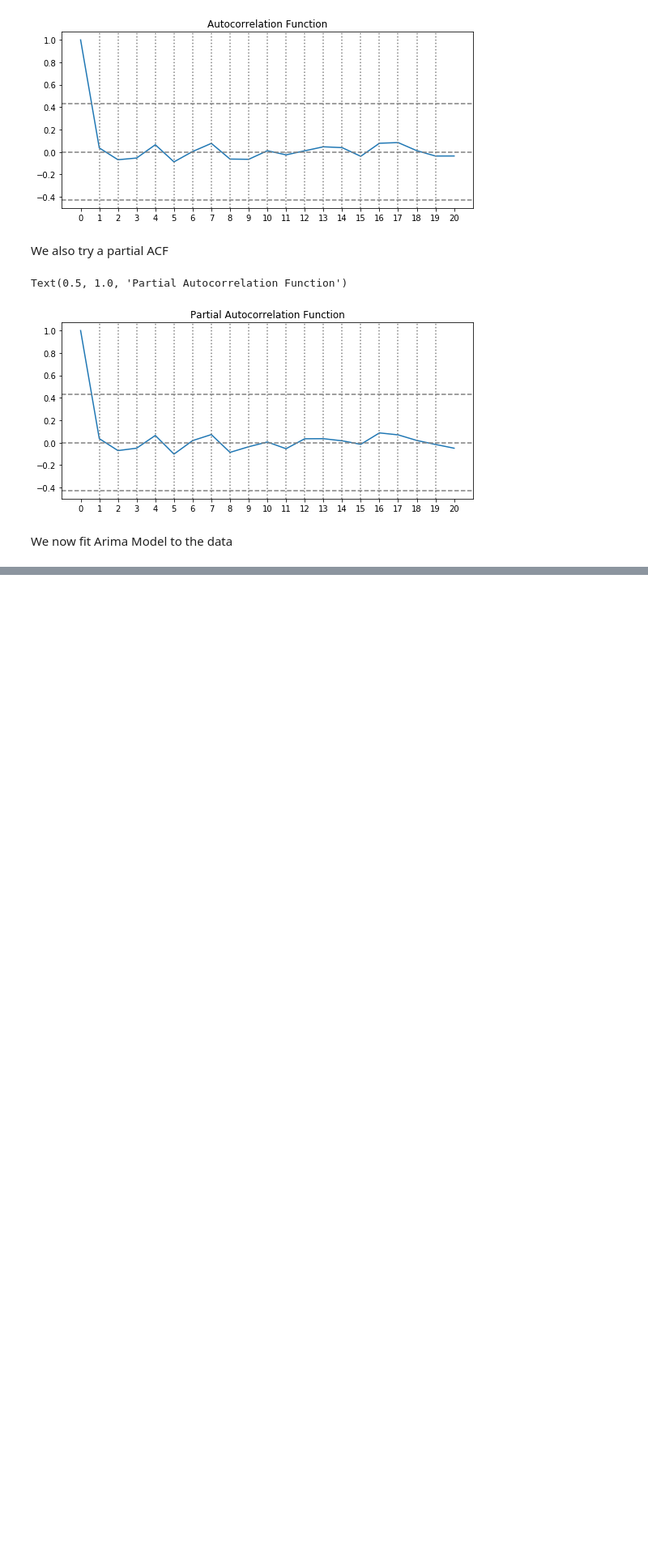
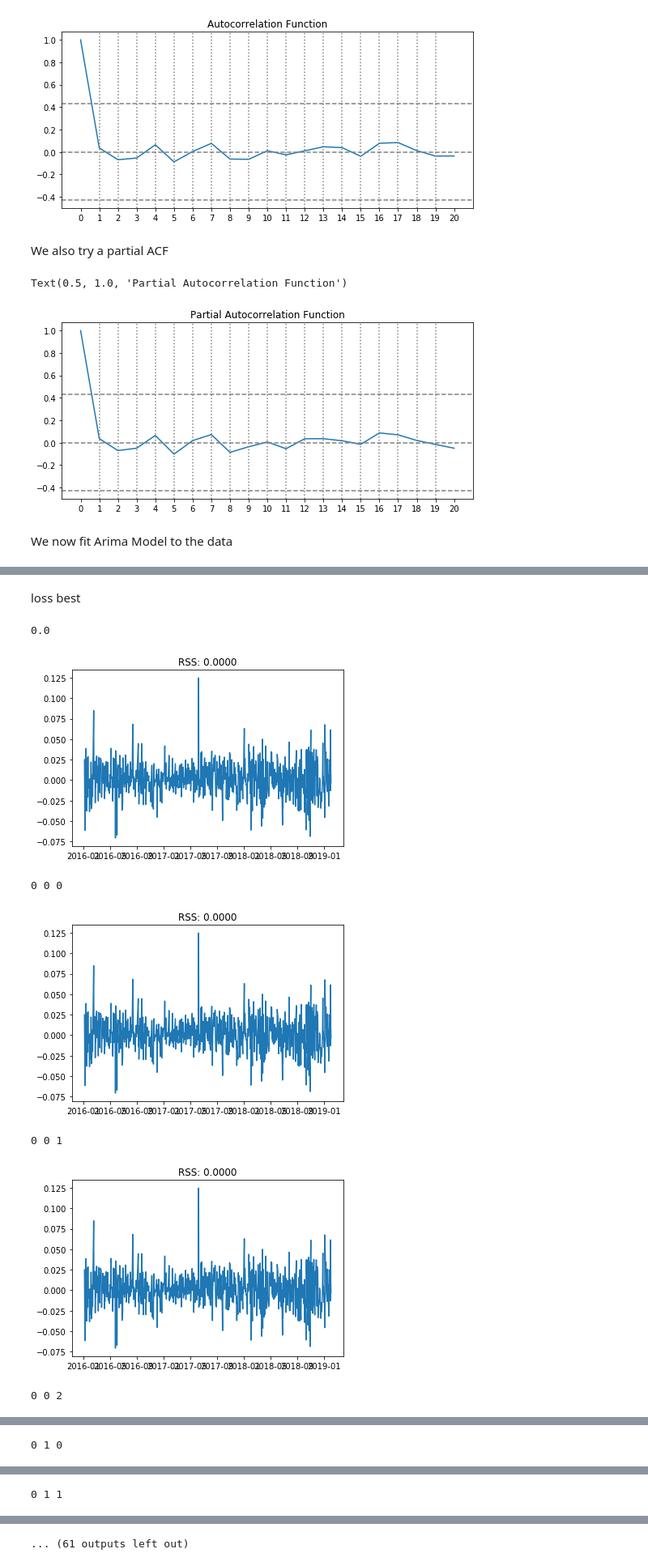
Before and after one commit to rfarhanian/qtw, a Jupyter notebook: week8/ch11code+(3)/ch11/Shon Python Notebook Stock Prices.ipynb, the cells around one changed output, grey strips where cells are left out. Shown at 81% size. Cells and saved outputs as stored; diff of their text form; code cells hidden in the pictures; blank space fills up the shorter version.

```diff
--- a/week8/ch11code+(3)/ch11/Shon Python Notebook Stock Prices.ipynb
+++ b/week8/ch11code+(3)/ch11/Shon Python Notebook Stock Prices.ipynb
@@ -262,0 +264,36 @@ test_stationarity(no_trend.dropna())
+# %% [markdown]
+loss best
+# %%
+loss_best = 1E16
+best_ints = [-1,-1,-1]
+for p in range(4):
+    for d in range(3):
+        for q in range(3):
+            model = ARIMA(diff_stock_price, order=(p, d, q))
+            try:
+                results_ARIMA = model.fit(disp=-1)
+            except ValueError:
+                pass
+            except:
+                pass
+            plt.plot(diff_stock_price)
+            plt.plot(results_ARIMA.fittedvalues, color='red')
+            x=pd.DataFrame(results_ARIMA.fittedvalues)
+            x=x.join(diff_stock_price)
+            x['out']=(x.iloc[:,0]-x.iloc[:,1])**2
+            loss=np.sqrt(x['out'].sum())
+            plt.title('RSS: %.4f'% loss)
+            if loss < loss_best:
+                print(loss)
+                loss_best = loss
+                best_ints=[p,d,q]
+            plt.show()
+            print(p,d,q)
+# %% [output]
+0.0
+[figure, added]
+0 0 0
+[figure, added]
+0 0 1
+[figure, added]
+0 0 2
@@ -262,0 +301 @@ test_stationarity(no_trend.dropna())
+0 1 0
@@ -262,0 +303 @@ test_stationarity(no_trend.dropna())
+0 1 1
@@ -262,0 +305 @@ test_stationarity(no_trend.dropna())
+... (61 outputs left out)
```
Also changed, not shown: parts of 9 cells of this notebook.
